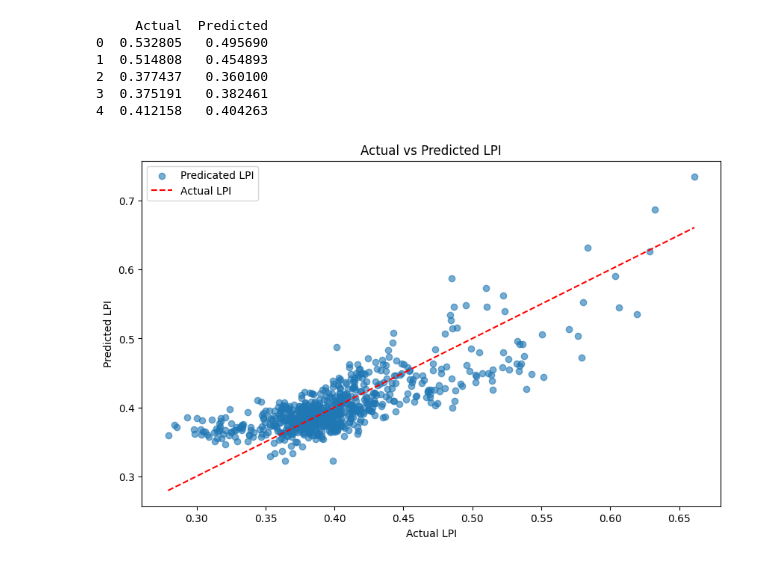
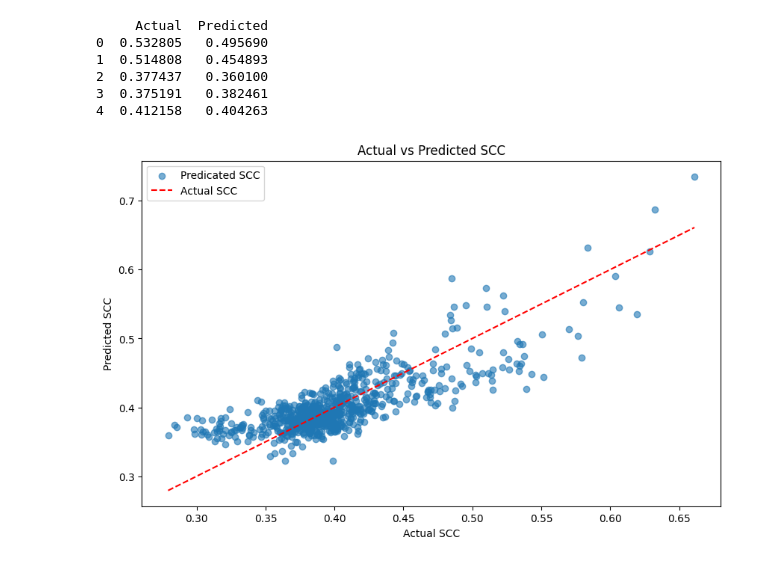
Before and after one commit to PikaKight/MMA-Datathon-2025, a Jupyter notebook: model.ipynb, the cells around one changed output. Saved outputs shown, nothing was run; the diff lists cells and outputs as text; code cells hidden in the pictures.

```diff
--- a/model.ipynb
+++ b/model.ipynb
@@ -13,13 +13,13 @@ from sklearn.metrics import r2_score, mean_squared_error, root_mean_squared_erro
 import matplotlib.pyplot as plt
 %matplotlib inline
 # %%
-raw_data = pd.read_excel("resources\Datathon_data-2025-Raw.xlsx")
+raw_data = pd.read_excel("resources/Datathon_data-2025-Raw.xlsx")
 # %%
 selected_raw_data = raw_data.drop(columns=['Country Name','Country Code', 'Time', 'Time Code'])
 
 
 cleaned_data = selected_raw_data.replace("..", np.nan).apply(pd.to_numeric, errors='coerce')
 
-print(len(cleaned_data))
+cleaned_data.describe()
 
-cleaned_data.describe()
+cleaned_data.columns = cleaned_data.columns.astype(str)
@@ -38,20 +26,17 @@ cleaned_data.describe()
 # %%
 # Supply Chain Cost = Transportation cost + Trade cost + Operation cost + Other Factor
 
-transportation = ["Air transport, freight (million ton-km) [IS.AIR.GOOD.MT.K1]",
+transportation = ['Air transport, freight (million ton-km) [IS.AIR.GOOD.MT.K1]',
                   "Air transport, registered carrier departures worldwide [IS.AIR.DPRT]",
-                  "Energy use (kg of oil equivalent per capita) [EG.USE.PCAP.KG.OE]"
-                ]
+                  "Energy use (kg of oil equivalent per capita) [EG.USE.PCAP.KG.OE]"]
 
-trade = ["Cost to export, border compliance (US$) [IC.EXP.CSBC.CD]",
-         "Cost to import, border compliance (US$) [IC.IMP.CSBC.CD]",
-         "Customs and other import duties (% of tax revenue) [GC.TAX.IMPT.ZS]",
-         "Merchandise trade (% of GDP) [TG.VAL.TOTL.GD.ZS]"
-        ]
+trade = ['Cost to export, border compliance (US$) [IC.EXP.CSBC.CD]',
+         'Cost to import, border compliance (US$) [IC.IMP.CSBC.CD]',
+         'Customs and other import duties (% of tax revenue) [GC.TAX.IMPT.ZS]',
+         'Merchandise trade (% of GDP) [TG.VAL.TOTL.GD.ZS]']
 
-operation = ["Broad money (% of GDP) [FM.LBL.BMNY.GD.ZS]",
-             "Manufacturing, value added (% of GDP) [NV.IND.MANF.ZS]"
-            ]
+operation = ['Broad money (% of GDP) [FM.LBL.BMNY.GD.ZS]',
+             'Manufacturing, value added (% of GDP) [NV.IND.MANF.ZS]']
 
 weight = {
     'Transport': 0.4,
@@ -226,15 +233,15 @@ print(comparison.head())
 # %%
 plt.figure(figsize=(10, 6))
 
-plt.scatter(y_test, ridge_pred, alpha=0.6, label="Predicated LPI")
-plt.plot([min(y_test), max(y_test)], [min(y_test), max(y_test)], color='red', linestyle='--', label="Actual LPI")  # Ideal line
+plt.scatter(y_test, ridge_pred, alpha=0.6, label="Predicated SCC")
+plt.plot([min(y_test), max(y_test)], [min(y_test), max(y_test)], color='red', linestyle='--', label="Actual SCC")  # Ideal line
 
 plt.legend(loc='upper left')
 
-plt.xlabel('Actual LPI')
-plt.ylabel('Predicted LPI')
-plt.title('Actual vs Predicted LPI')
+plt.xlabel('Actual SCC')
+plt.ylabel('Predicted SCC')
+plt.title('Actual vs Predicted SCC')
 
 plt.show()
 # %% [output]
-[figure, old version]
+[figure, new version]
```
Also changed, not shown: parts of 4 cells of this notebook, 4 other files.
